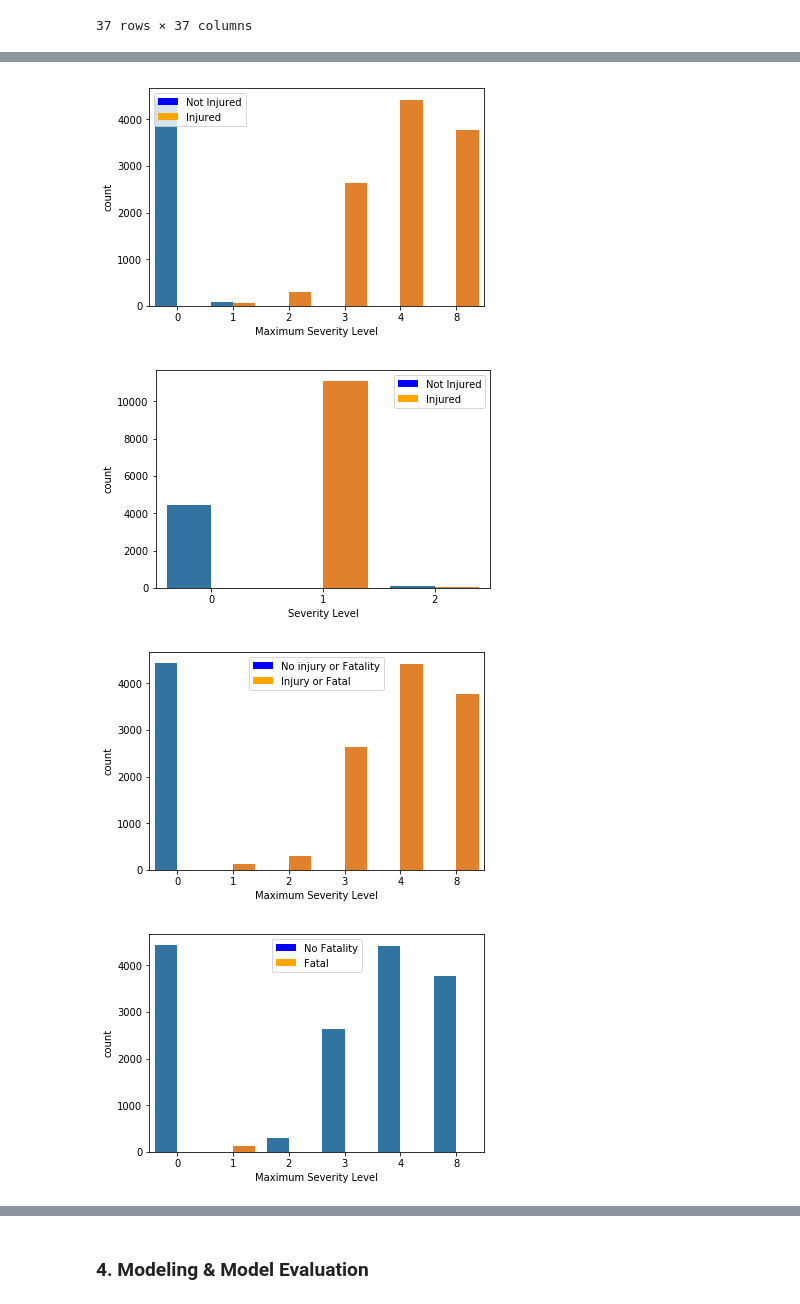
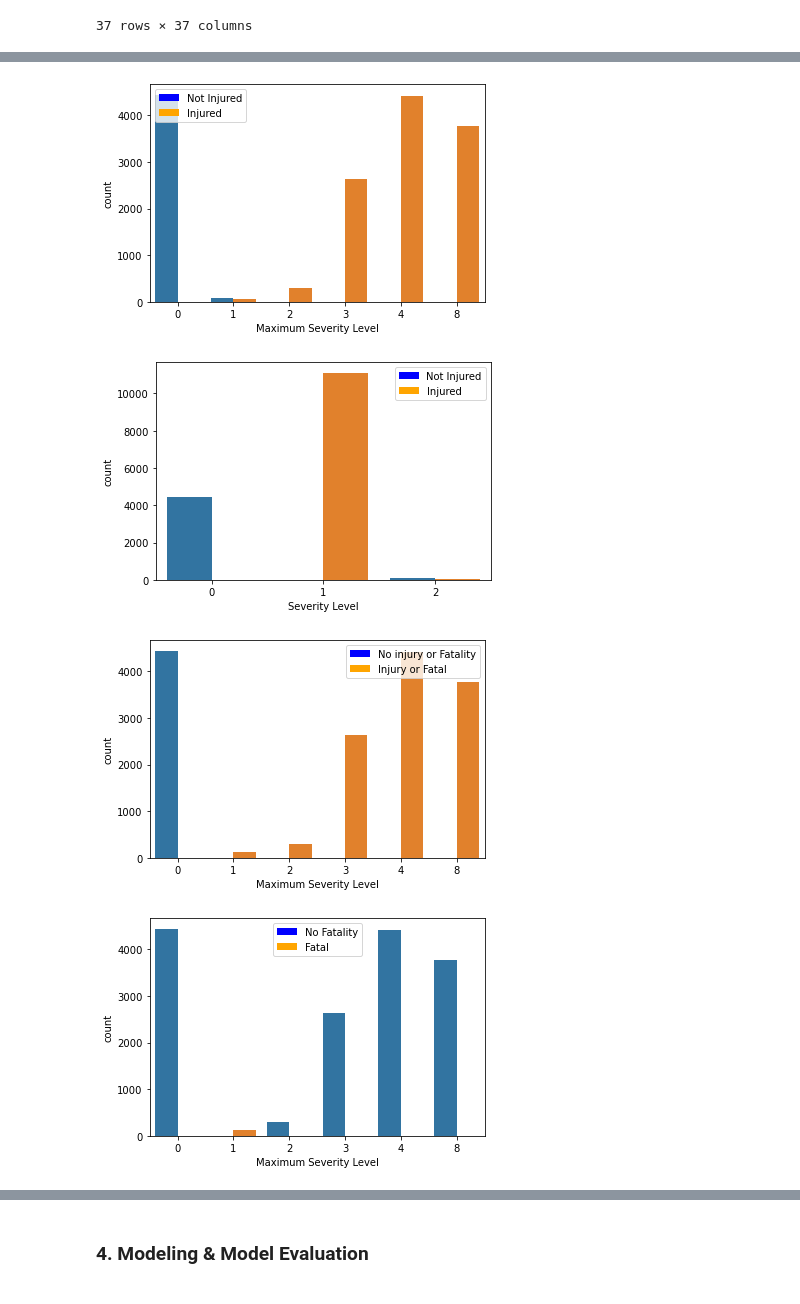
Before and after one commit to jboschan/Coursera_Capstone, a Jupyter notebook: Final Project Notebook: Accident Severity by Age.ipynb, the cells around one changed output, grey strips where cells are left out. Cells and saved outputs as stored; diff of their text form; code cells hidden in the pictures.

```diff
--- a/Final Project Notebook: Accident Severity by Age.ipynb
+++ b/Final Project Notebook: Accident Severity by Age.ipynb
@@ -668,7 +667,7 @@ ax = sns.countplot(x="MAX_SEVERITY_LEVEL", data=df)
 # Injury vs. Maximum severity Level
 g, ax = plt.subplots()
 
-sns.catplot("MAX_SEVERITY_LEVEL", hue="INJURY", data=df, kind="count", ax=ax)
+sns.countplot(data=df, x="MAX_SEVERITY_LEVEL", hue="INJURY", ax=ax)
 
 plt.close(2) # catplot creates an extra figure we don't need
 
@@ -682,12 +681,12 @@ ax.legend(handles=color_patches)
 
 fig.suptitle("Injury vs. Max Severity Level");
 # %% [output]
-[figure, old version]
+[figure, new version]
 # %%
 # Injury vs. Severity Level
 g, ax = plt.subplots()
 
-sns.catplot("SEVERITY_LEVEL", hue="INJURY", data=df, kind="count", ax=ax)
+sns.countplot(data=df, x="SEVERITY_LEVEL", hue="INJURY", ax=ax)
 
 plt.close(2) # catplot creates an extra figure we don't need
 
@@ -701,31 +700,31 @@ ax.legend(handles=color_patches)
 
 fig.suptitle("Injury vs. Severity Level");
 # %% [output]
-[figure, old version]
+[figure, new version]
 # %%
 # Injury_or_Fatal vs. Maximum severity Level
 g, ax = plt.subplots()
 
-sns.catplot("MAX_SEVERITY_LEVEL", hue="INJURY_OR_FATAL", data=df, kind="count", ax=ax)
+sns.countplot(data=df, x="MAX_SEVERITY_LEVEL", hue="INJURY_OR_FATAL", ax=ax)
 
 plt.close(2) # catplot creates an extra figure we don't need
 
 ax.set_xlabel("Maximum Severity Level")
 
 color_patches = [
     Patch(facecolor="blue", label="No injury or Fatality"),
     Patch(facecolor="orange", label="Injury or Fatal")
 ]
 ax.legend(handles=color_patches)
 
 fig.suptitle("Injury or Fatal vs. Max Severity Level");
 # %% [output]
-[figure, old version]
+[figure, new version]
 # %%
 # Fatal vs. Maximum severity Level
 g, ax = plt.subplots()
 
-sns.catplot("MAX_SEVERITY_LEVEL", hue="FATAL", data=df, kind="count", ax=ax)
+sns.countplot(data=df, x="MAX_SEVERITY_LEVEL", hue="FATAL", ax=ax)
 
 plt.close(2) # catplot creates an extra figure we don't need
 
@@ -739,7 +738,7 @@ ax.legend(handles=color_patches)
 
 fig.suptitle("Injury or Fatal vs. Max Severity Level");
 # %% [output]
-[figure, old version]
+[figure, new version]
 # %%
 # Severity Level vs. Maximum severity Level
 g, ax = plt.subplots()
```
Also changed, not shown: parts of 49 cells of this notebook.
